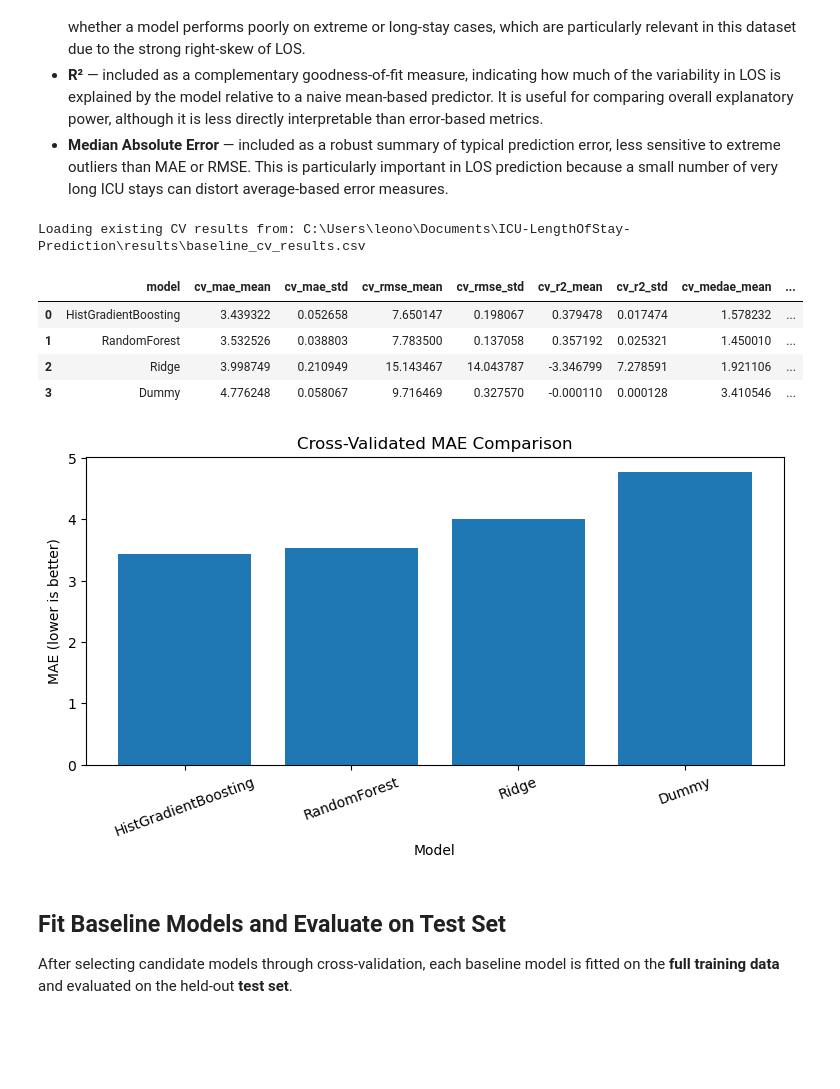
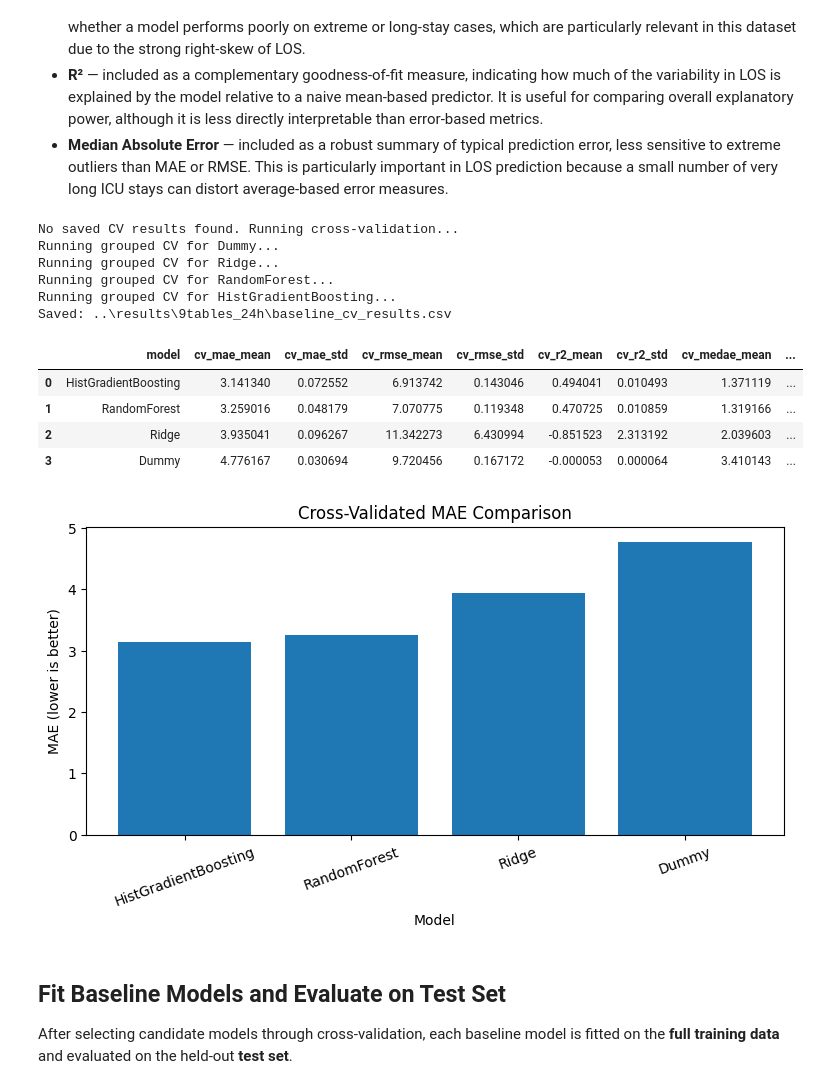
Before and after one commit to PFerreira12/ICU-LengthOfStay-Prediction, a Jupyter notebook: notebooks/training_notebook.ipynb, the cells around one changed output. Cells and saved outputs as stored; diff of their text form; code cells hidden in the pictures; blank space fills up the shorter version.

```diff
--- a/notebooks/training_notebook.ipynb
+++ b/notebooks/training_notebook.ipynb
@@ -111,0 +100,32 @@ Expected test path:  C:\Users\leono\Documents\ICU-LengthOfStay-Prediction\data\p
+# %%
+TEST_SIZE = 0.2
+RANDOM_STATE = 42
+
+ID_COLS = ["SUBJECT_ID", "HADM_ID", "ICUSTAY_ID"]
+TARGET_COL = "LOS"
+
+ROOT_DIR = Path("../")
+DATA_DIR = ROOT_DIR / "data" / "processed"
+MODELS_DIR = ROOT_DIR / "models"
+
+FEATURE_SET = "9tables"
+WINDOW_SIZE = "24h"
+EXPERIMENT_NAME = f"{FEATURE_SET}_{WINDOW_SIZE}"
+
+EXPERIMENT_DATA_DIR = DATA_DIR / EXPERIMENT_NAME
+EXPERIMENT_MODELS_DIR = MODELS_DIR / EXPERIMENT_NAME
+EXPERIMENT_DATA_DIR.mkdir(parents=True, exist_ok=True)
+EXPERIMENT_MODELS_DIR.mkdir(parents=True, exist_ok=True)
+
+INPUT_PATH = EXPERIMENT_DATA_DIR / f"features.csv"
+TRAIN_PATH = EXPERIMENT_DATA_DIR / f"train.csv"
+TEST_PATH = EXPERIMENT_DATA_DIR / f"test.csv"
+PREPROCESSOR_PATH = EXPERIMENT_MODELS_DIR / f"preprocessor.joblib"
+# %%
+N_SPLITS = 5
+
+RESULTS_DIR = ROOT_DIR / "results"
+EXPERIMENT_RESULTS_DIR = RESULTS_DIR / EXPERIMENT_NAME
+EXPERIMENT_RESULTS_DIR.mkdir(parents=True, exist_ok=True)
+FIGURES_DIR = EXPERIMENT_RESULTS_DIR / "figures"
+FIGURES_DIR.mkdir(parents=True, exist_ok=True)
@@ -431,7 +473,7 @@ y_train_full = y_train_full.astype(np.float32)
 y_test = y_test.astype(np.float32)
 # %%
 # Cross-Validated Benchmarking
-cv_results_path = os.path.join(RESULTS_DIR, "baseline_cv_results.csv")
+cv_results_path = os.path.join(EXPERIMENT_RESULTS_DIR, "baseline_cv_results.csv")
 
 if os.path.exists(cv_results_path):
     print(f"Loading existing CV results from: {cv_results_path}")
@@ -479,31 +521,40 @@ else:
 
     cv_results_df = pd.DataFrame(cv_results).sort_values("cv_mae_mean").reset_index(drop=True)
 
-    os.makedirs(RESULTS_DIR, exist_ok=True)
     cv_results_df.to_csv(cv_results_path, index=False)
     print(f"Saved: {cv_results_path}")
 
 display(cv_results_df)
 # %% [output]
-Loading existing CV results from: C:\Users\leono\Documents\ICU-LengthOfStay-Prediction\results\baseline_cv_results.csv
+No saved CV results found. Running cross-validation...
+Running grouped CV for Dummy...
+Running grouped CV for Ridge...
+Running grouped CV for RandomForest...
+Running grouped CV for HistGradientBoosting...
+Saved: ..\results\9tables_24h\baseline_cv_results.csv
 |  | model | cv_mae_mean | cv_mae_std | cv_rmse_mean | cv_rmse_std | cv_r2_mean | cv_r2_std | cv_medae_mean | ... |
-| 0 | HistGradientBoosting | 3.439322 | 0.052658 | 7.650147 | 0.198067 | 0.379478 | 0.017474 | 1.578232 | ... |
-| 1 | RandomForest | 3.532526 | 0.038803 | 7.783500 | 0.137058 | 0.357192 | 0.025321 | 1.450010 | ... |
-| 2 | Ridge | 3.998749 | 0.210949 | 15.143467 | 14.043787 | -3.346799 | 7.278591 | 1.921106 | ... |
-| 3 | Dummy | 4.776248 | 0.058067 | 9.716469 | 0.327570 | -0.000110 | 0.000128 | 3.410546 | ... |
+| 0 | HistGradientBoosting | 3.141340 | 0.072552 | 6.913742 | 0.143046 | 0.494041 | 0.010493 | 1.371119 | ... |
+| 1 | RandomForest | 3.259016 | 0.048179 | 7.070775 | 0.119348 | 0.470725 | 0.010859 | 1.319166 | ... |
+| 2 | Ridge | 3.935041 | 0.096267 | 11.342273 | 6.430994 | -0.851523 | 2.313192 | 2.039603 | ... |
+| 3 | Dummy | 4.776167 | 0.030694 | 9.720456 | 0.167172 | -0.000053 | 0.000064 | 3.410143 | ... |
 # %%
 # Quick visualization of CV comparison
 
 fig, ax = plt.subplots(figsize=(9, 4))
 ordered = cv_results_df.sort_values("cv_mae_mean")
 ax.bar(ordered["model"], ordered["cv_mae_mean"])
 ax.set_title("Cross-Validated MAE Comparison")
 ax.set_ylabel("MAE (lower is better)")
 ax.set_xlabel("Model")
 plt.xticks(rotation=20)
+fig.savefig(
+    FIGURES_DIR / "cv_mae_comparison.png",
+    dpi=300,
+    bbox_inches="tight"
+)
 plt.show()
 # %% [output]
-[figure, old version]
+[figure, new version]
 # %% [markdown]
 ## Fit Baseline Models and Evaluate on Test Set
 
```
Also changed, not shown: parts of 16 cells of this notebook, 2 other files.
